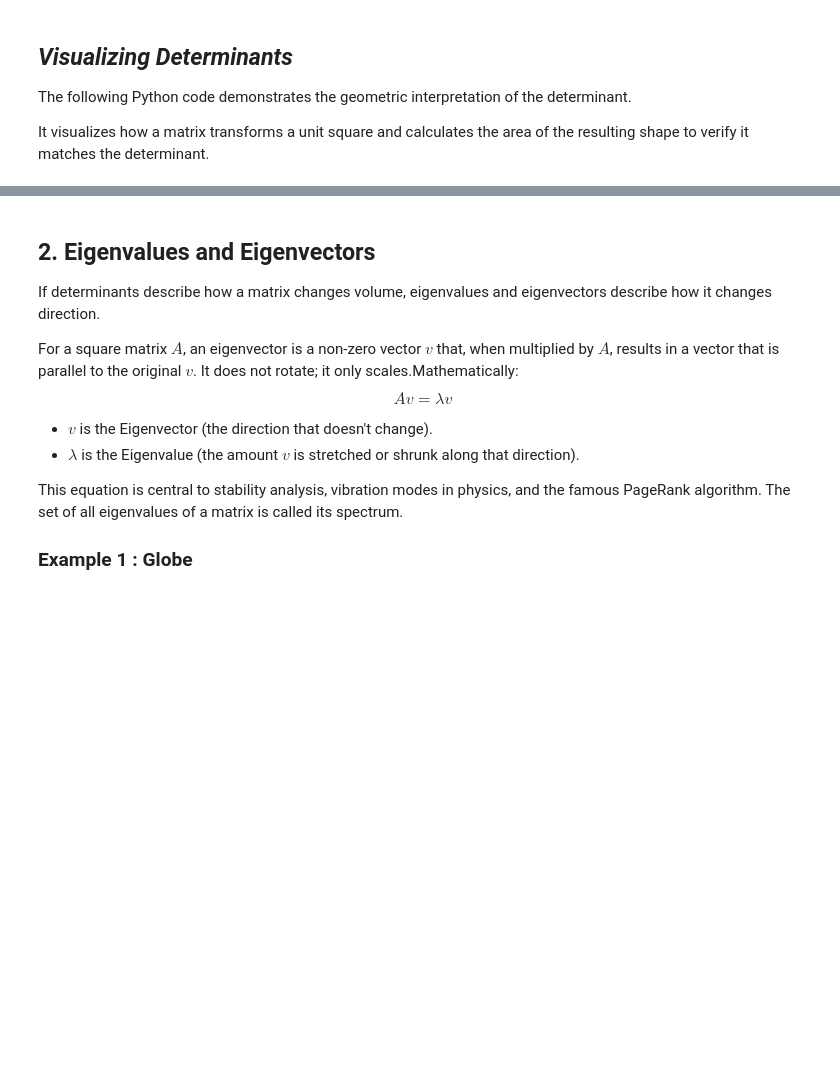
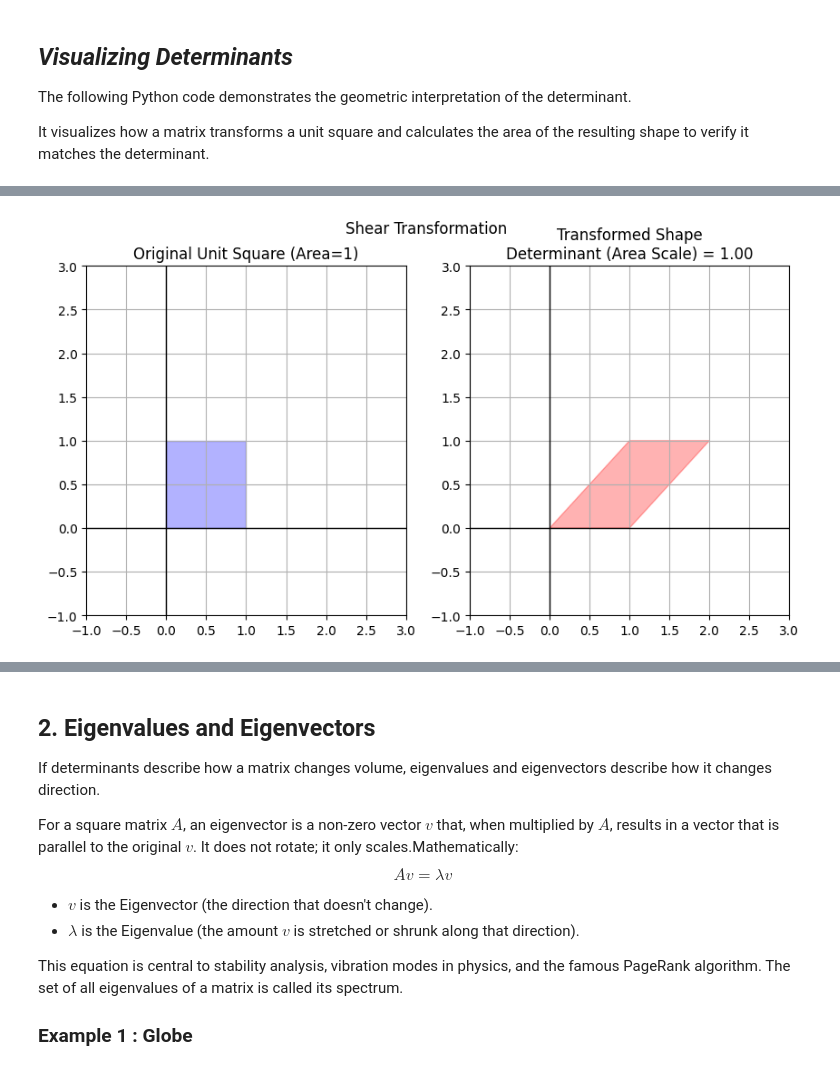
Before and after one commit to mavito/ML_Concepts, a Jupyter notebook: ML_MatrixDecompositions.ipynb, the cells around one changed output, grey strips where cells are left out. Cells and saved outputs as stored; diff of their text form; code cells hidden in the pictures; blank space fills up the shorter version.

```diff
--- a/ML_MatrixDecompositions.ipynb
+++ b/ML_MatrixDecompositions.ipynb
@@ -119,0 +101,8 @@ SyntaxError: invalid syntax (ipython-input-4267929287.py, line 53)
+# %%
+# Example 2: Shear Matrix (Determinant = 1)
+# Pushes the top of the square to the right, but height stays same. Area unchanged.
+A_shear = np.array([[1, 1],
+                    [0, 1]])
+plot_transformation(A_shear, "Shear Transformation")
+# %% [output]
+[figure, added]
```
Also changed, not shown: parts of 8 cells of this notebook.
